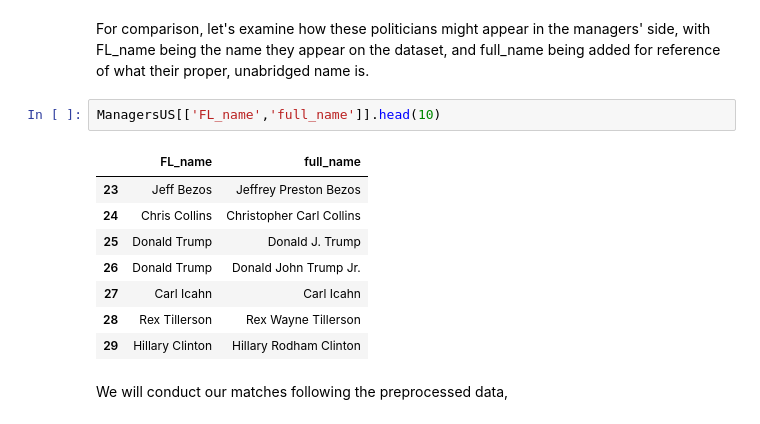
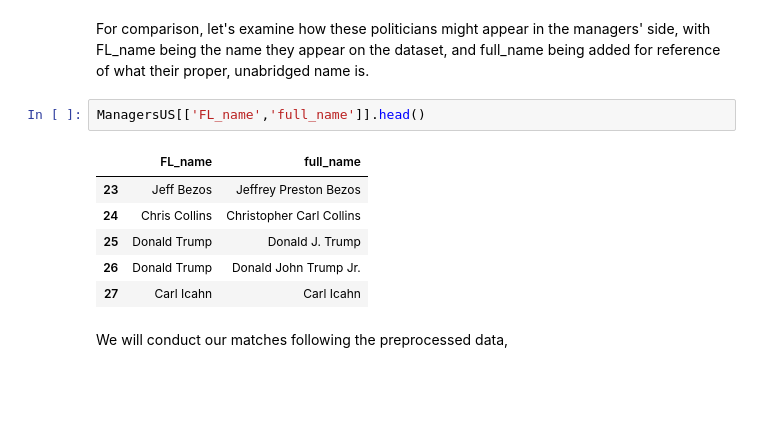
Before and after one commit to RashidCJ/Workshop-Northwestern, a Jupyter notebook: Marcano Rivera Workshop Entity Resolution.ipynb, the cells around one changed output. Cells and saved outputs as stored; diff of their text form; blank space fills up the shorter version.

```diff
--- a/Marcano Rivera Workshop Entity Resolution.ipynb
+++ b/Marcano Rivera Workshop Entity Resolution.ipynb
@@ -235,16 +235,14 @@ PoliticiansUS[['FL_name','FLName',]].head(10)
 # %% [markdown]
 For comparison, let's examine how these politicians might appear in the managers' side, with FL_name being the name they appear on the dataset, and full_name being added for reference of what their proper, unabridged name is.
 # %%
-ManagersUS[['FL_name','full_name']].head(10)
+ManagersUS[['FL_name','full_name']].head()
 # %% [output]
 |  | FL_name | full_name |
 | 23 | Jeff Bezos | Jeffrey Preston Bezos |
 | 24 | Chris Collins | Christopher Carl Collins |
 | 25 | Donald Trump | Donald J. Trump |
 | 26 | Donald Trump | Donald John Trump Jr. |
 | 27 | Carl Icahn | Carl Icahn |
-| 28 | Rex Tillerson | Rex Wayne Tillerson |
-| 29 | Hillary Clinton | Hillary Rodham Clinton |
 # %% [markdown]
 We will conduct our matches following the preprocessed data,
 # %%
```
Also changed, not shown: parts of 14 cells of this notebook, 1 other file.
